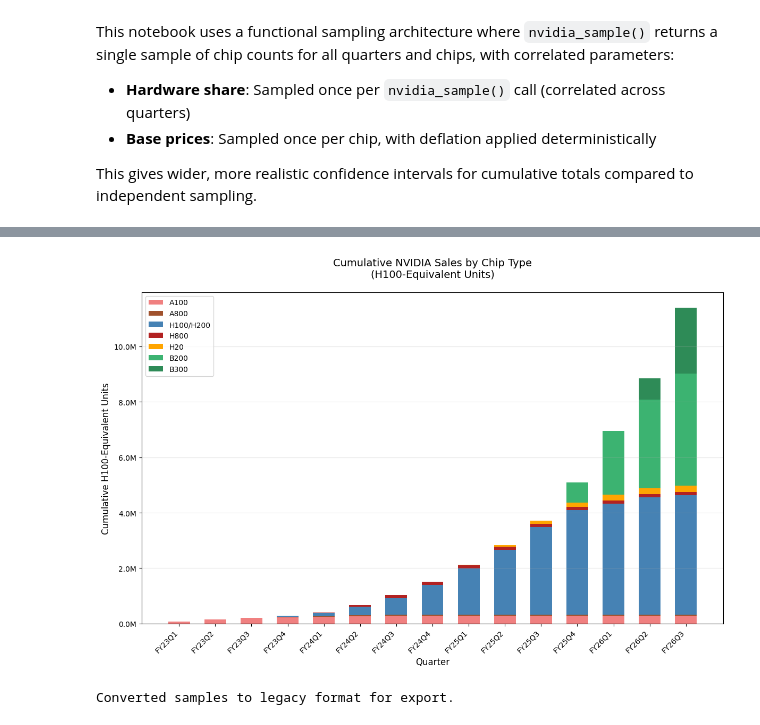
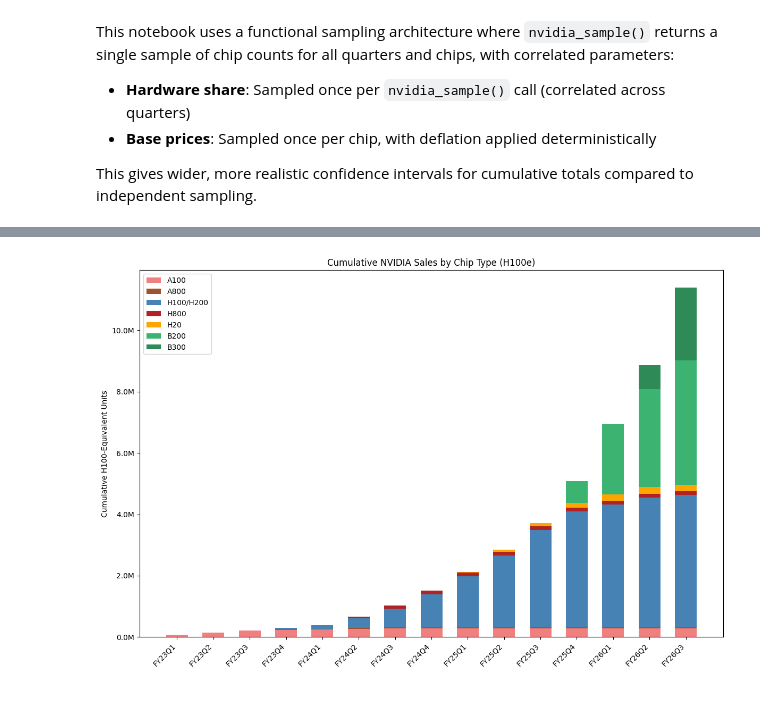
Before and after one commit to epoch-research/ai-chip-counts, a Jupyter notebook: nvidia_estimates_v2.ipynb, the cells around one changed output, grey strips where cells are left out. Cells and saved outputs as stored; diff of their text form; code cells hidden in the pictures.

```diff
--- a/nvidia_estimates_v2.ipynb
+++ b/nvidia_estimates_v2.ipynb
@@ -415,61 +229,27 @@ TOTAL           9,633,268   11,395,074   13,465,611
 # %%
-# ======================================================================
-# Cumulative NVIDIA Sales by Chip Type (H100-equivalent units)
-# ======================================================================
-
-# Get median values for each chip type, converted to H100-equivalents
-chip_medians = {}
-for chip in CHIP_TYPES:
-    quarterly_medians = [quarterly_intervals[q][chip]['p50'] for q in QUARTERS]
-    h100e_ratio = CHIP_SPECS[chip]['tops'] / H100_TOPS
-    chip_medians[chip] = np.array(quarterly_medians) * h100e_ratio
-
-# Calculate cumulative sums
-chip_cumulative = {chip: np.cumsum(chip_medians[chip]) for chip in CHIP_TYPES}
-
-# Plot
+# Cumulative chart (H100-equivalent units)
 fig, ax = plt.subplots(figsize=(12, 8))
 x = np.arange(len(QUARTERS))
-width = 0.6
+bottom = np.zeros(len(QUARTERS))
 
-bottom = np.zeros(len(QUARTERS))
 for chip in CHIP_TYPES:
-    ax.bar(x, chip_cumulative[chip], width, label=chip, bottom=bottom, color=CHIP_COLORS[chip])
-    bottom += chip_cumulative[chip]
+    h100e_ratio = CHIP_SPECS[chip]['tops'] / H100_TOPS
+    medians = np.array([quarterly_intervals[q][chip]['p50'] for q in QUARTERS]) * h100e_ratio
+    cumulative = np.cumsum(medians)
+    ax.bar(x, cumulative, 0.6, label=chip, bottom=bottom, color=CHIP_COLORS[chip])
+    bottom += cumulative
 
-ax.set_ylabel('Cumulative H100-Equivalent Units', fontsize=12)
-ax.set_xlabel('Quarter', fontsize=12)
-ax.set_title('Cumulative NVIDIA Sales by Chip Type\n(H100-Equivalent Units)', fontsize=14, pad=20)
+ax.set_ylabel('Cumulative H100-Equivalent Units')
+ax.set_title('Cumulative NVIDIA Sales by Chip Type (H100e)')
 ax.set_xticks(x)
 ax.set_xticklabels(QUARTERS, rotation=45, ha='right')
 ax.yaxis.set_major_formatter(plt.FuncFormatter(lambda y, p: f'{y/1e6:.1f}M'))
-ax.grid(True, alpha=0.3, axis='y')
-ax.legend(fontsize=10, loc='upper left')
-
+ax.legend(loc='upper left')
 plt.tight_layout()
 plt.show()
 # %% [output]
-[figure, old version]
+[figure, new version]
 # %%
-# ======================================================================
-# Convert to legacy format for export functions
-# ======================================================================
-
-# The export functions expect {quarter: {chip: [list of samples]}}
-# We need to reorganize our quarterly_samples to match
-
-sim_results = {q: {c: [] for c in CHIP_TYPES} for q in QUARTERS}
-for sample in quarterly_samples:
-    for q in QUARTERS:
-        for c in CHIP_TYPES:
-            sim_results[q][c].append(sample[q][c])
-
-# Convert lists to arrays for compatibility
-for q in QUARTERS:
-    for c in CHIP_TYPES:
-        sim_results[q][c] = np.array(sim_results[q][c])
-
-print("Converted samples to legacy format for export.")
+# Convert to legacy format for export/interpolation
+sim_results = {q: {c: np.array([s[q][c] for s in quarterly_samples]) for c in CHIP_TYPES} for q in QUARTERS}
-# %% [output]
-Converted samples to legacy format for export.
 # %%
```
Also changed, not shown: parts of 10 cells of this notebook, 2 other files.
